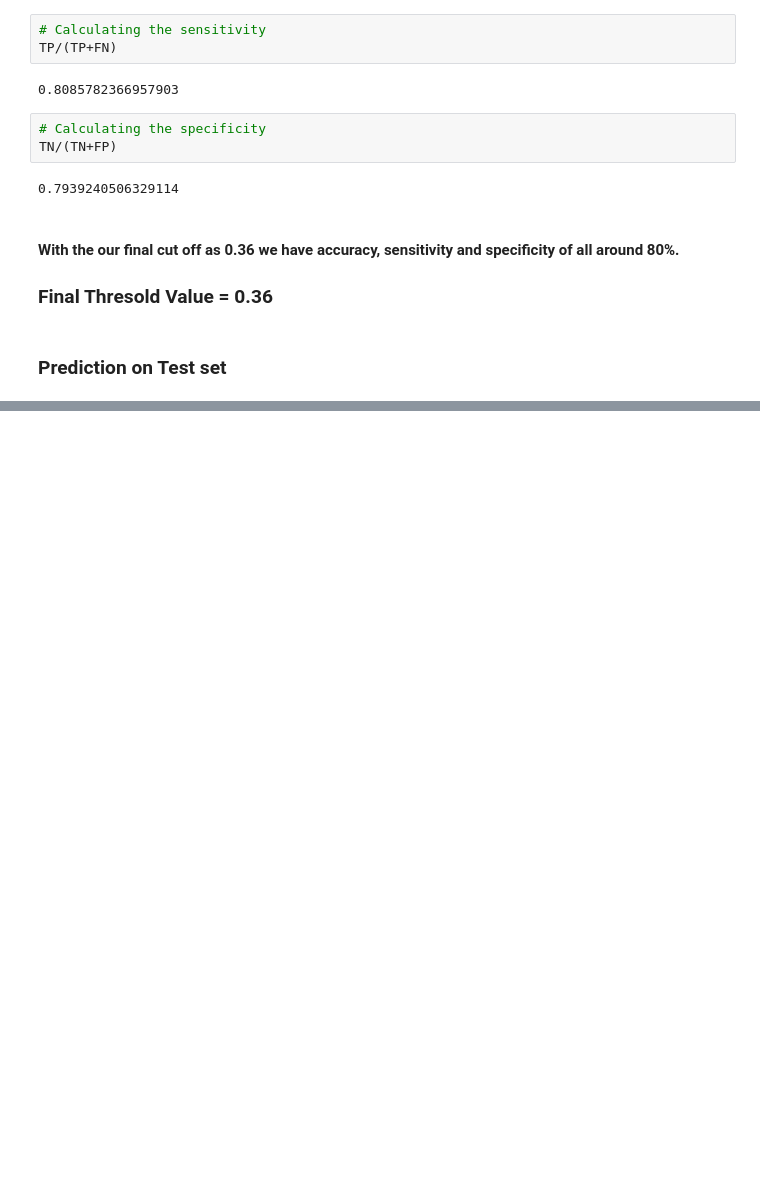
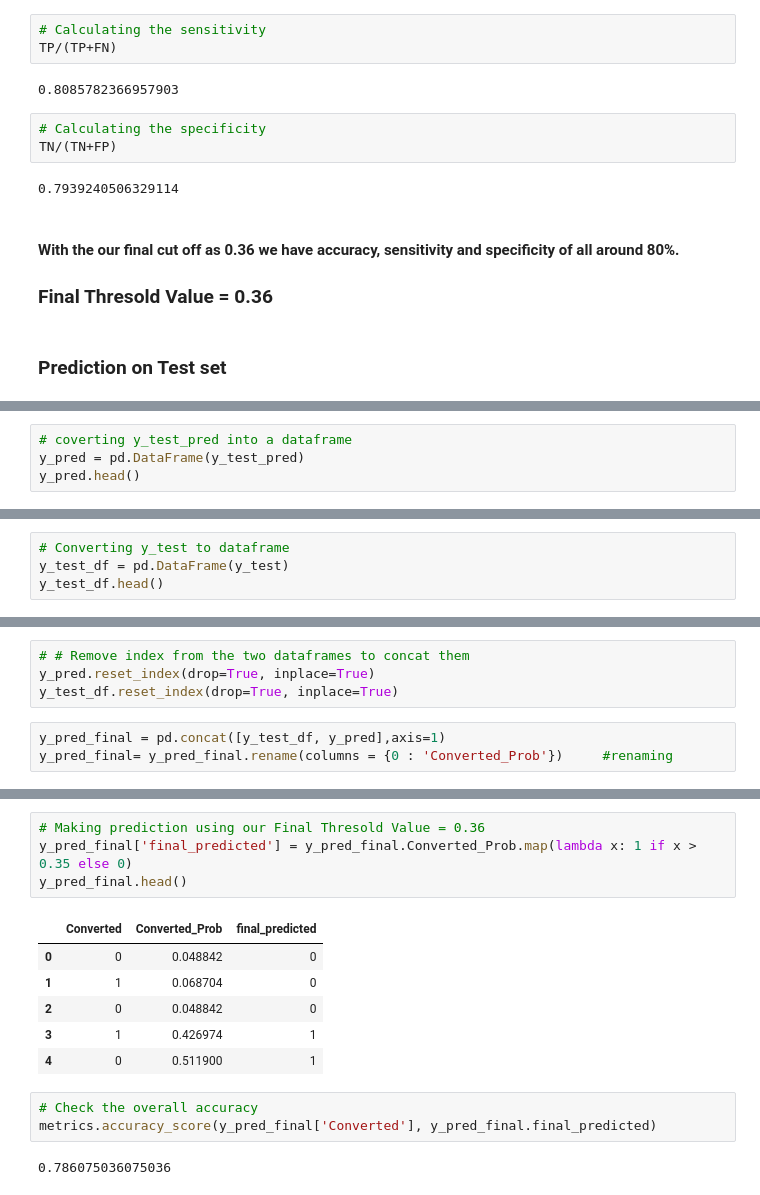
Before and after one commit to D-skywalkerr/Case_study-Leads_scoring, a Jupyter notebook: Leads_scoring.ipynb, the cells around one changed output, grey strips where cells are left out. Saved outputs shown, nothing was run; the diff lists cells and outputs as text; blank space fills up the shorter version.

```diff
--- a/Leads_scoring.ipynb
+++ b/Leads_scoring.ipynb
@@ -1860,0 +1892,4 @@ TN/(TN+FP)
+# %%
+# coverting y_test_pred into a dataframe
+y_pred = pd.DataFrame(y_test_pred)
+y_pred.head()
@@ -1860,0 +1903,4 @@ TN/(TN+FP)
+# %%
+# Converting y_test to dataframe
+y_test_df = pd.DataFrame(y_test)
+y_test_df.head()
@@ -1860,0 +1914,7 @@ TN/(TN+FP)
+# %%
+# # Remove index from the two dataframes to concat them
+y_pred.reset_index(drop=True, inplace=True)
+y_test_df.reset_index(drop=True, inplace=True)
+# %%
+y_pred_final = pd.concat([y_test_df, y_pred],axis=1)
+y_pred_final= y_pred_final.rename(columns = {0 : 'Converted_Prob'})     #renaming
@@ -1860,0 +1930,16 @@ TN/(TN+FP)
+# %%
+# Making prediction using our Final Thresold Value = 0.36
+y_pred_final['final_predicted'] = y_pred_final.Converted_Prob.map(lambda x: 1 if x > 0.35 else 0)
+y_pred_final.head()
+# %% [output]
+|  | Converted | Converted_Prob | final_predicted |
+| 0 | 0 | 0.048842 | 0 |
+| 1 | 1 | 0.068704 | 0 |
+| 2 | 0 | 0.048842 | 0 |
+| 3 | 1 | 0.426974 | 1 |
+| 4 | 0 | 0.511900 | 1 |
+# %%
+# Check the overall accuracy
+metrics.accuracy_score(y_pred_final['Converted'], y_pred_final.final_predicted)
+# %% [output]
+0.786075036075036
```
Also changed, not shown: parts of 25 cells of this notebook.
